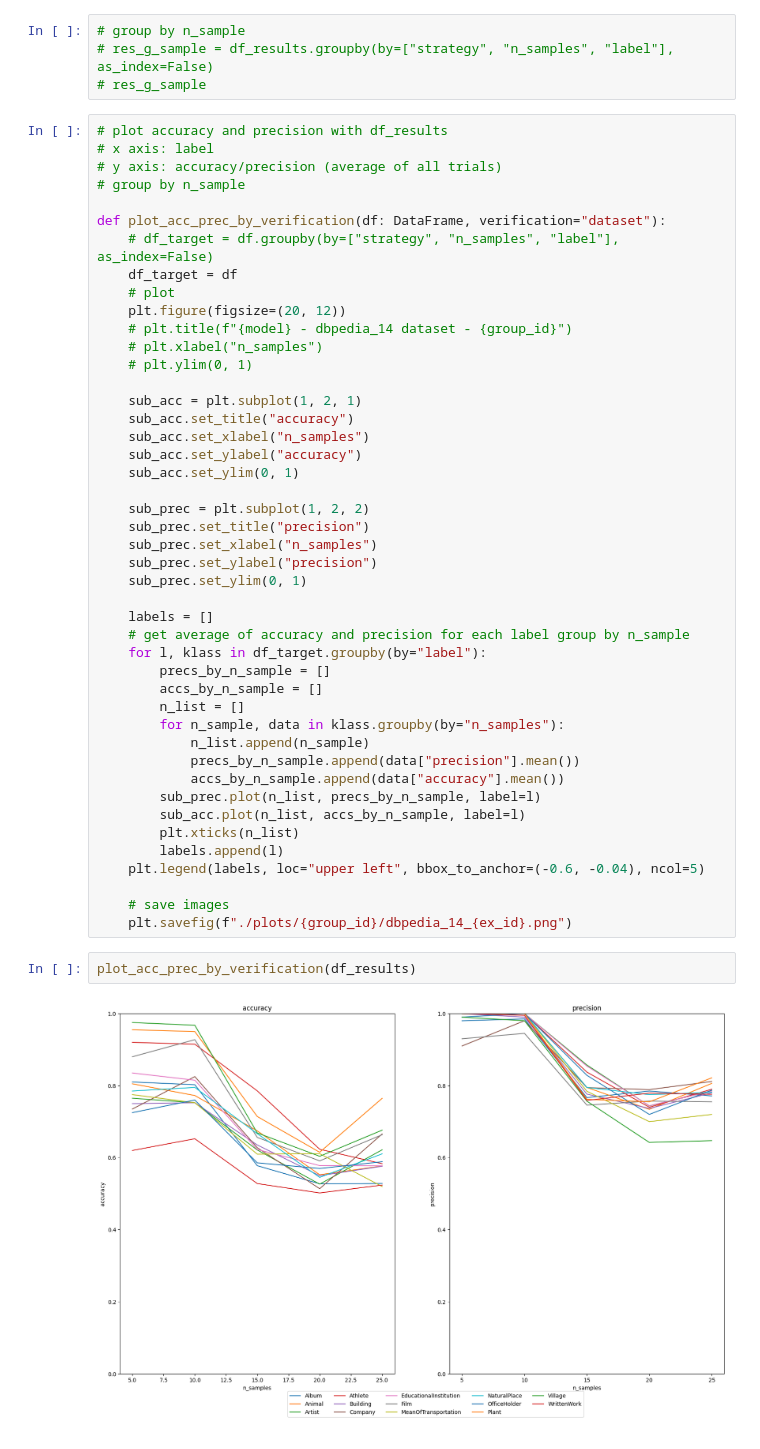
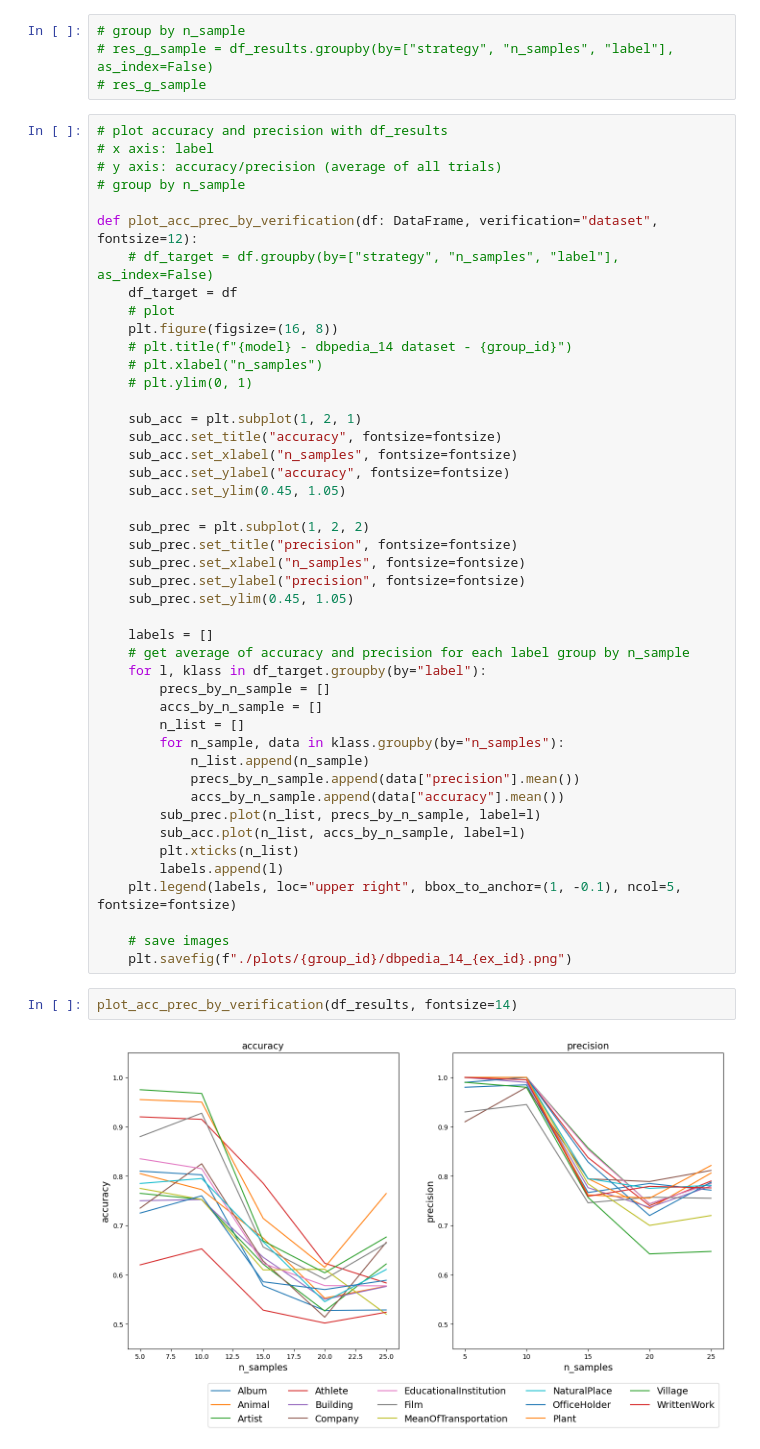
Before and after one commit to crowd4u/evaluate-LLMs, a Jupyter notebook: experiments/plot_data.ipynb, the cells around one changed output. Saved outputs shown, nothing was run; the diff lists cells and outputs as text.

Commit message:
feature: fontsize of graph

```diff
--- a/experiments/plot_data.ipynb
+++ b/experiments/plot_data.ipynb
@@ -89,26 +85,26 @@ experiment id:  b78f4a810e291c45aaa0108d5b0f5124
 # y axis: accuracy/precision (average of all trials)
 # group by n_sample
 
-def plot_acc_prec_by_verification(df: DataFrame, verification="dataset"):
+def plot_acc_prec_by_verification(df: DataFrame, verification="dataset", fontsize=12):
     # df_target = df.groupby(by=["strategy", "n_samples", "label"], as_index=False)
     df_target = df
     # plot
-    plt.figure(figsize=(20, 12))
+    plt.figure(figsize=(16, 8))
     # plt.title(f"{model} - dbpedia_14 dataset - {group_id}")
     # plt.xlabel("n_samples")
     # plt.ylim(0, 1)
 
     sub_acc = plt.subplot(1, 2, 1)
-    sub_acc.set_title("accuracy")
-    sub_acc.set_xlabel("n_samples")
-    sub_acc.set_ylabel("accuracy")
-    sub_acc.set_ylim(0, 1)
+    sub_acc.set_title("accuracy", fontsize=fontsize)
+    sub_acc.set_xlabel("n_samples", fontsize=fontsize)
+    sub_acc.set_ylabel("accuracy", fontsize=fontsize)
+    sub_acc.set_ylim(0.45, 1.05)
 
     sub_prec = plt.subplot(1, 2, 2)
-    sub_prec.set_title("precision")
-    sub_prec.set_xlabel("n_samples")
-    sub_prec.set_ylabel("precision")
-    sub_prec.set_ylim(0, 1)
+    sub_prec.set_title("precision", fontsize=fontsize)
+    sub_prec.set_xlabel("n_samples", fontsize=fontsize)
+    sub_prec.set_ylabel("precision", fontsize=fontsize)
+    sub_prec.set_ylim(0.45, 1.05)
 
     labels = []
     # get average of accuracy and precision for each label group by n_sample
@@ -124,11 +120,11 @@ def plot_acc_prec_by_verification(df: DataFrame, verification="dataset"):
         sub_acc.plot(n_list, accs_by_n_sample, label=l)
         plt.xticks(n_list)
         labels.append(l)
-    plt.legend(labels, loc="upper left", bbox_to_anchor=(-0.6, -0.04), ncol=5)
+    plt.legend(labels, loc="upper right", bbox_to_anchor=(1, -0.1), ncol=5, fontsize=fontsize)
 
     # save images
     plt.savefig(f"./plots/{group_id}/dbpedia_14_{ex_id}.png")
 # %%
-plot_acc_prec_by_verification(df_results)
+plot_acc_prec_by_verification(df_results, fontsize=14)
 # %% [output]
-[figure, old version]
+[figure, new version]
```
Also changed, not shown: parts of 1 cell of this notebook.
